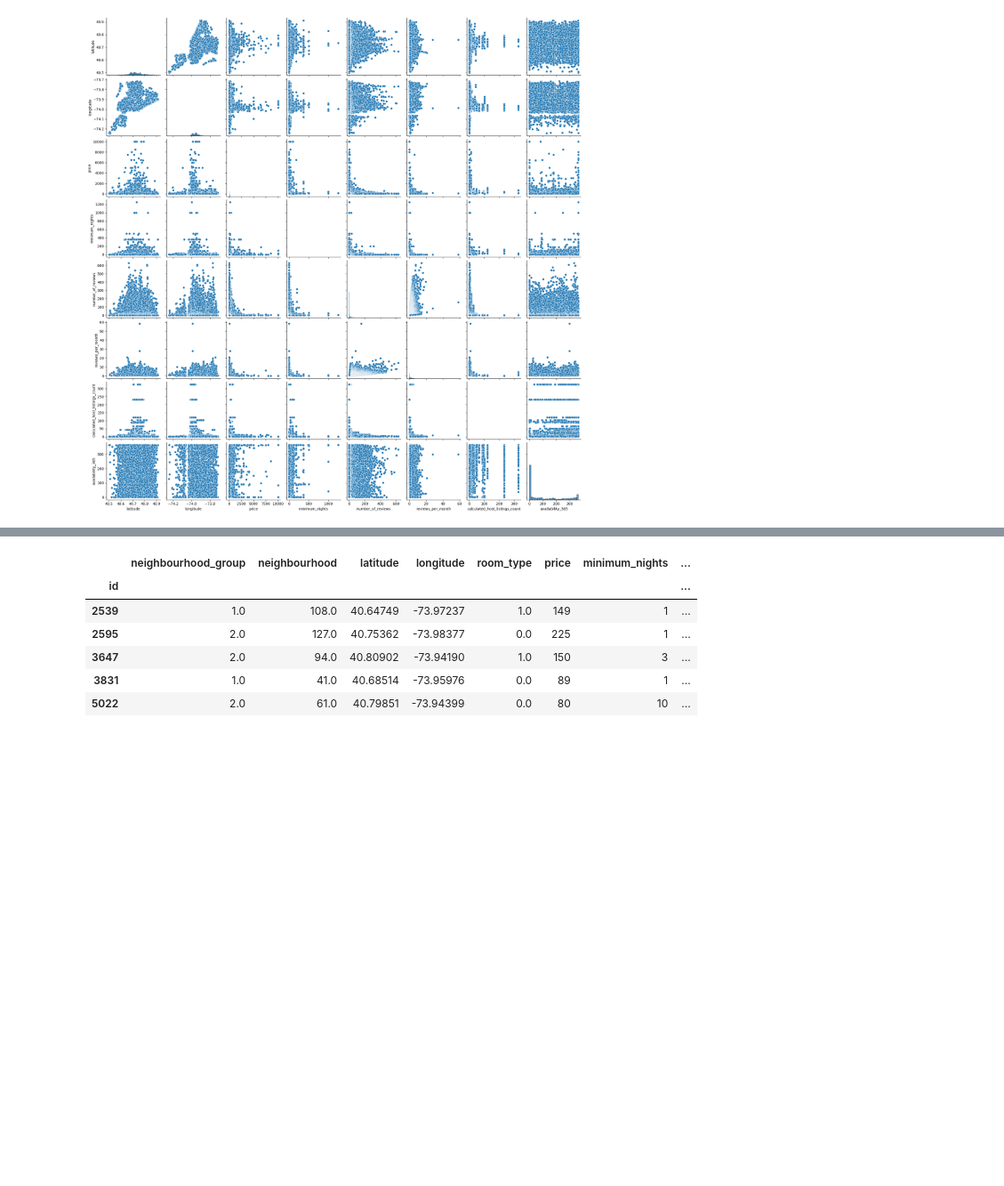
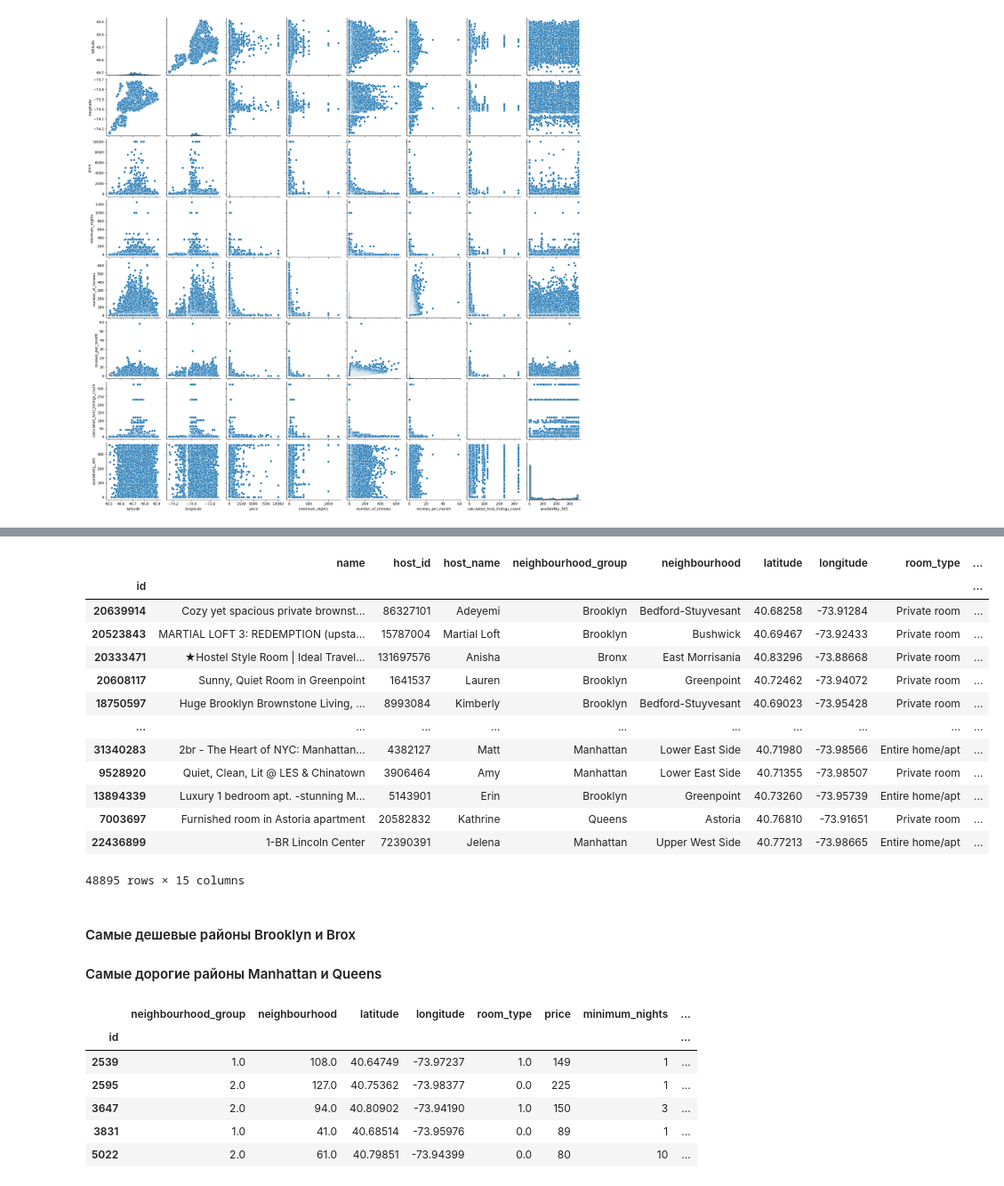
Before and after one commit to AlexComIzum/otus_ml, a Jupyter notebook: ml_basic/exercises/40_hw/ml_basic_hw_40.ipynb, the cells around one changed output, grey strips where cells are left out. Shown at 89% size. Cells and saved outputs as stored; diff of their text form; code cells hidden in the pictures; blank space fills up the shorter version.

```diff
--- a/ml_basic/exercises/40_hw/ml_basic_hw_40.ipynb
+++ b/ml_basic/exercises/40_hw/ml_basic_hw_40.ipynb
@@ -70,3 +83,23 @@ sns.pairplot(df);
+# %%
+df_new.sort_values(by=['price'], ascending=True)
+# %% [output]
+|  | name | host_id | host_name | neighbourhood_group | neighbourhood | latitude | longitude | room_type | ... |
+| id |  |  |  |  |  |  |  |  | ... |
+| 20639914 | Cozy yet spacious private brownst... | 86327101 | Adeyemi | Brooklyn | Bedford-Stuyvesant | 40.68258 | -73.91284 | Private room | ... |
+| 20523843 | MARTIAL LOFT 3: REDEMPTION (upsta... | 15787004 | Martial Loft | Brooklyn | Bushwick | 40.69467 | -73.92433 | Private room | ... |
+| 20333471 | ★Hostel Style Room | Ideal Travel... | 131697576 | Anisha | Bronx | East Morrisania | 40.83296 | -73.88668 | Private room | ... |
+| 20608117 | Sunny, Quiet Room in Greenpoint | 1641537 | Lauren | Brooklyn | Greenpoint | 40.72462 | -73.94072 | Private room | ... |
+| 18750597 | Huge Brooklyn Brownstone Living, ... | 8993084 | Kimberly | Brooklyn | Bedford-Stuyvesant | 40.69023 | -73.95428 | Private room | ... |
+| ... | ... | ... | ... | ... | ... | ... | ... | ... | ... |
+| 31340283 | 2br - The Heart of NYC: Manhattan... | 4382127 | Matt | Manhattan | Lower East Side | 40.71980 | -73.98566 | Entire home/apt | ... |
+| 9528920 | Quiet, Clean, Lit @ LES & Chinatown | 3906464 | Amy | Manhattan | Lower East Side | 40.71355 | -73.98507 | Private room | ... |
+| 13894339 | Luxury 1 bedroom apt. -stunning M... | 5143901 | Erin | Brooklyn | Greenpoint | 40.73260 | -73.95739 | Entire home/apt | ... |
+| 7003697 | Furnished room in Astoria apartment | 20582832 | Kathrine | Queens | Astoria | 40.76810 | -73.91651 | Private room | ... |
+| 22436899 | 1-BR Lincoln Center | 72390391 | Jelena | Manhattan | Upper West Side | 40.77213 | -73.98665 | Entire home/apt | ... |
+48895 rows × 15 columns
+# %% [markdown]
+#### Самые дешевые районы Brooklyn и Brox
+#### Самые дорогие районы Manhattan и Queens
 # %%
 from sklearn.preprocessing import OrdinalEncoder
 df_corr = df.copy()
```
Also changed, not shown: parts of 3 cells of this notebook.
